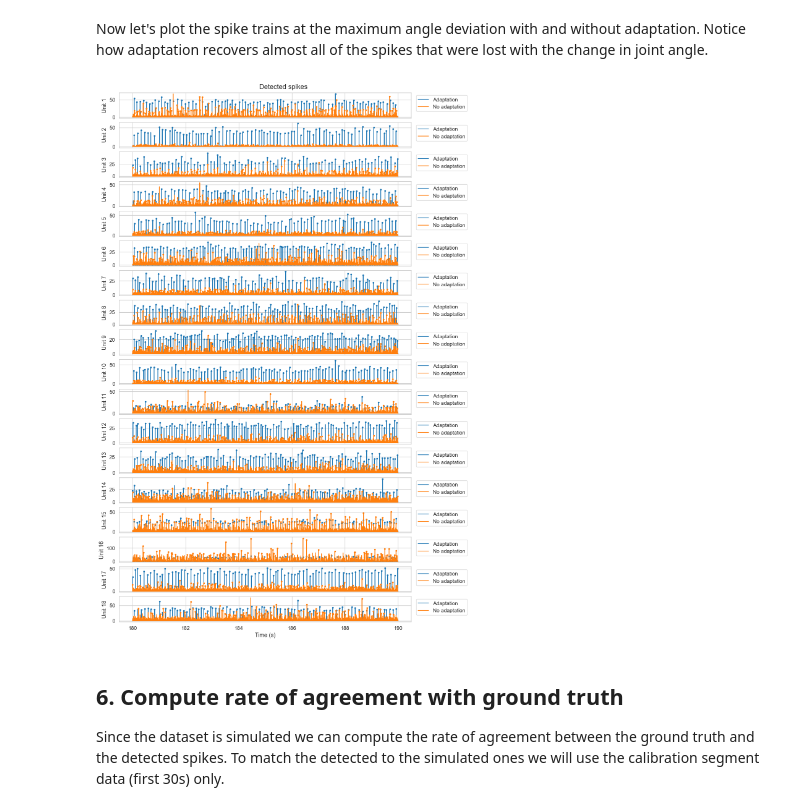
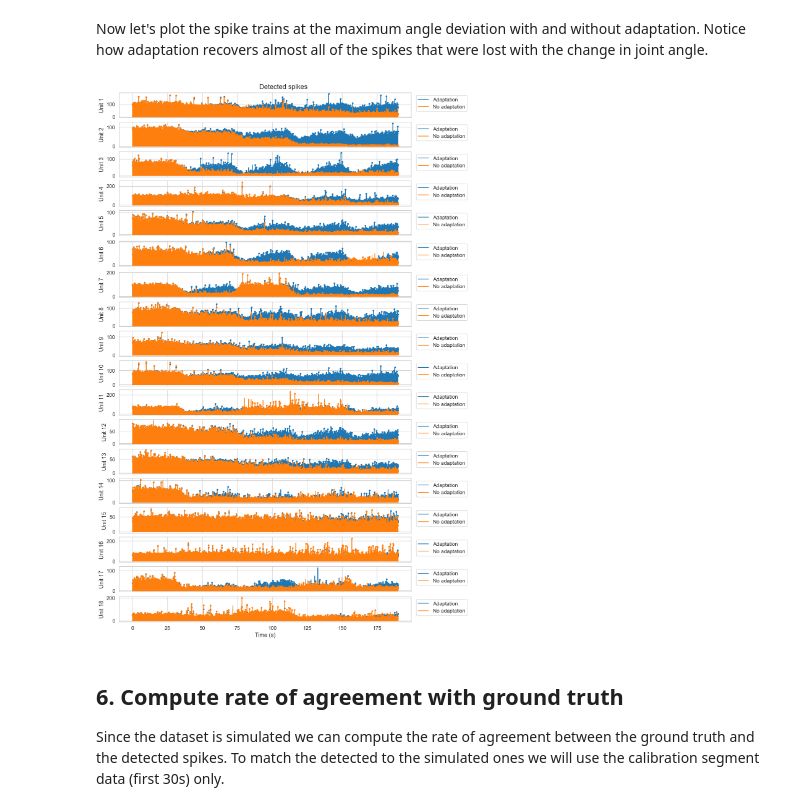
Before and after one commit to imendezguerra/adapt_decomp, a Jupyter notebook: tutorials/test.ipynb, the cells around one changed output. Cells and saved outputs as stored; diff of their text form; code cells hidden in the pictures.

```diff
--- a/tutorials/test.ipynb
+++ b/tutorials/test.ipynb
@@ -114,11 +117,13 @@ Decomposition without adaptation done!
 config = Config()
 # Override needed parameters
 config.ext_fact = data['ext_fact']
-config.compute_loss = False  # For faster execution, set to False
+config.compute_loss = True  # For faster execution, set to False
 # Save parameters
 path_out_adapt = Path('..', 'data', 'example', 'decomp_adapt_out.hdf5')
 config.save_params = False
 config.device = 'cpu'
+config.wh_learning_rate = 2e-4
+config.sv_learning_rate = 1e-4
 
 # Run decomposition
 dyndec_adapt = AdaptDecomp(
@@ -287,0 +194,14 @@ plt.show()
+# %%
+colors = ['tab:orange', 'tab:blue']
+
+# Check the KL divergence error
+fig, axs = plt.subplots(2, 1, figsize=(12, 3), layout='constrained', sharex=True)
+axs[0].plot(outputs_no_adapt['wh_loss'][:-1], label='No adaptation', color=colors[0])
+axs[0].set(xlabel='Batches', ylabel='KL error')
+axs[0].legend(loc='upper right', bbox_to_anchor=(1.2, 1))
+
+axs[1].plot(outputs_adapt['wh_loss'][:-1], label='Adaptation', color=colors[1])
+axs[1].set(xlabel='Batches', ylabel='KL error')
+axs[1].legend(loc='upper right', bbox_to_anchor=(1.2, 1))
+plt.suptitle('Whitening loss')
+plt.show()
@@ -308,36 +230,41 @@ plt.show()
 Now let's plot the spike trains at the maximum angle deviation with and without adaptation. Notice how adaptation recovers almost all of the spikes that were lost with the change in joint angle.
 # %%
 units = len(data['spikes_centr'])
-time_window = [180, 190]
+# time_window = [180, 190] # Final iso
+# time_window = [30, 40] # First ramp
+# time_window = [40, 70] # Second iso
+
+time_window = [0, 190] # All
+
 idxs = np.arange(time_window[0]*2048, time_window[1]*2048).astype(int)
 plot_ipts = True
 
 fig, axs = plt.subplots(units, 1, figsize=(12, units), layout='constrained', sharex=True)
 
 for unit in range(units):
     if plot_ipts:
         axs[unit].plot(data['timestamps'][idxs], outputs_adapt['ipts'][idxs,unit] ** 2, label='Adaptation', color=colors[1])
     spikes_times = data['timestamps'][idxs][outputs_adapt['spikes'][idxs, unit].to(dtype=bool)]
     spikes_height = outputs_adapt['ipts'][idxs, unit][outputs_adapt['spikes'][idxs, unit].to(dtype=bool)] ** 2
     axs[unit].plot(spikes_times, spikes_height, linestyle='None', marker='.', color=colors[1])
 
     if plot_ipts:
         axs[unit].plot(data['timestamps'][idxs], outputs_no_adapt['ipts'][idxs,unit] ** 2, label='No adaptation', color=colors[0])
     spikes_times = data['timestamps'][idxs][outputs_no_adapt['spikes'][idxs, unit].to(dtype=bool)]
     spikes_height = outputs_no_adapt['ipts'][idxs, unit][outputs_no_adapt['spikes'][idxs, unit].to(dtype=bool)] ** 2
     axs[unit].plot(spikes_times, spikes_height, linestyle='None', marker='.', color=colors[0])
 
     axs[unit].set(ylabel=f'Unit {unit+1}')
     if plot_ipts:
         axs[unit].legend(loc='upper right', bbox_to_anchor=(1.2, 1))
 
     if unit == units-1:
         axs[unit].set(xlabel='Time (s)')
 
 plt.suptitle('Detected spikes')
 plt.show()
 # %% [output]
-[figure, old version]
+[figure, new version]
 # %% [markdown]
 ## 6. Compute rate of agreement with ground truth
 Since the dataset is simulated we can compute the rate of agreement between the ground truth and the detected spikes. To match the detected to the simulated ones we will use the calibration segment data (first 30s) only.
```
Also changed, not shown: parts of 18 cells of this notebook, 2 other files.
